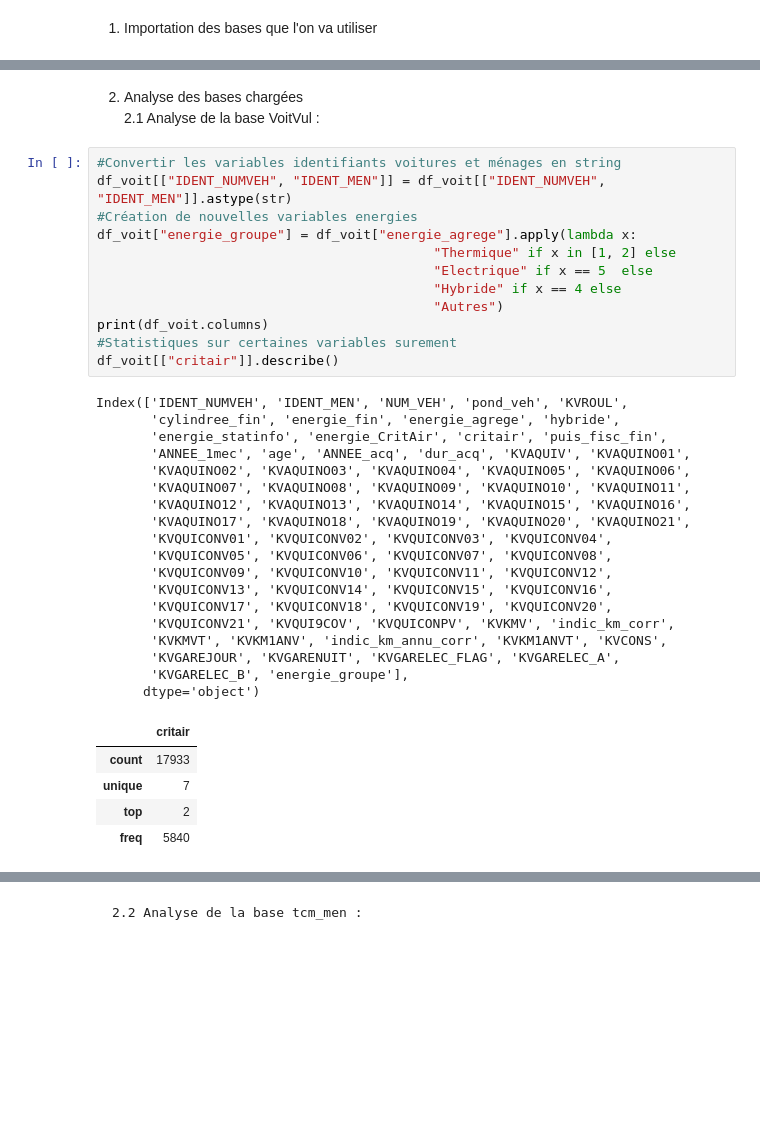
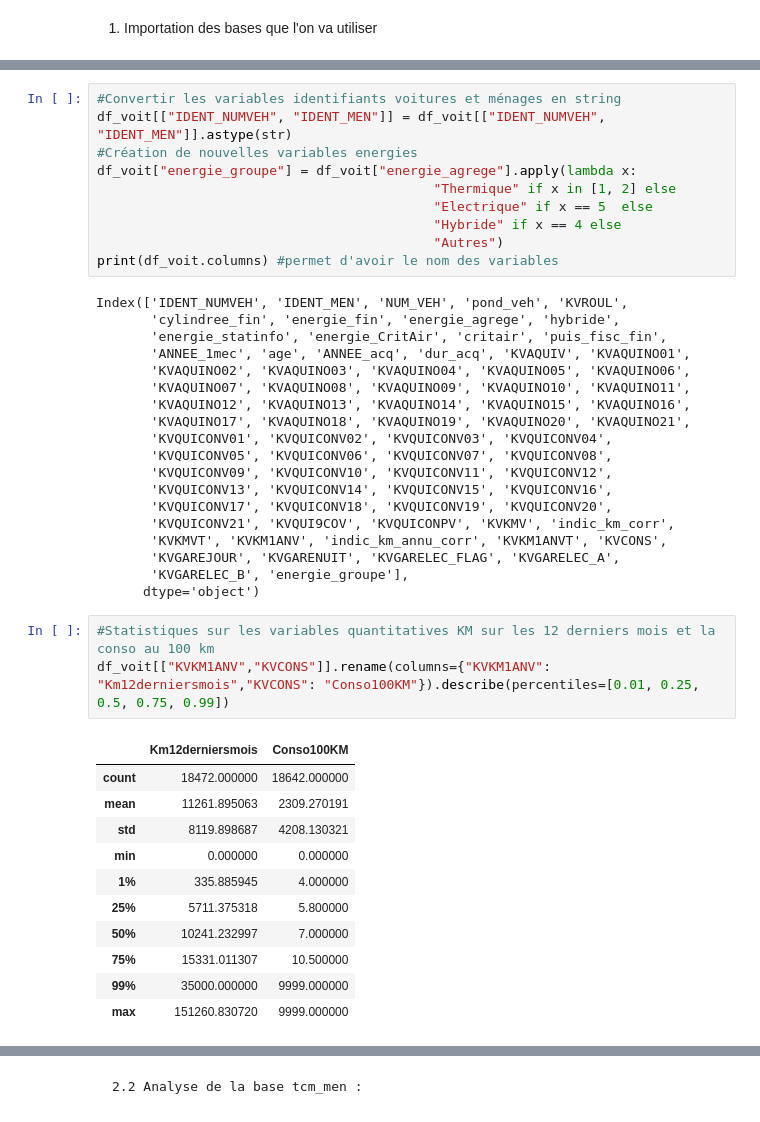
Before and after one commit to HugoMorand/Statapp, a Jupyter notebook: StatDes/StatDes.ipynb, the cells around one changed output, grey strips where cells are left out. Cells and saved outputs as stored; diff of their text form; blank space fills up the shorter version.

```diff
--- a/StatDes/StatDes.ipynb
+++ b/StatDes/StatDes.ipynb
@@ -56,6 +79,3 @@ print(df_voit.head())  # Affiche les 5 premières lignes
-# %% [markdown]
-2. Analyse des bases chargées
-2.1 Analyse de la base VoitVul :
 # %%
 #Convertir les variables identifiants voitures et ménages en string
 df_voit[["IDENT_NUMVEH", "IDENT_MEN"]] = df_voit[["IDENT_NUMVEH", "IDENT_MEN"]].astype(str)
@@ -65,9 +85,7 @@ df_voit["energie_groupe"] = df_voit["energie_agrege"].apply(lambda x:
                                            "Electrique" if x == 5  else
                                            "Hybride" if x == 4 else
                                            "Autres")
-print(df_voit.columns)
-#Statistiques sur certaines variables surement
-df_voit[["critair"]].describe()
+print(df_voit.columns) #permet d'avoir le nom des variables
 # %% [output]
 Index(['IDENT_NUMVEH', 'IDENT_MEN', 'NUM_VEH', 'pond_veh', 'KVROUL',
        'cylindree_fin', 'energie_fin', 'energie_agrege', 'hybride',
@@ -87,8 +105,18 @@ Index(['IDENT_NUMVEH', 'IDENT_MEN', 'NUM_VEH', 'pond_veh', 'KVROUL',
        'KVGAREJOUR', 'KVGARENUIT', 'KVGARELEC_FLAG', 'KVGARELEC_A',
        'KVGARELEC_B', 'energie_groupe'],
       dtype='object')
-|  | critair |
-| count | 17933 |
-| unique | 7 |
-| top | 2 |
-| freq | 5840 |
+# %%
+#Statistiques sur les variables quantitatives KM sur les 12 derniers mois et la conso au 100 km
+df_voit[["KVKM1ANV","KVCONS"]].rename(columns={"KVKM1ANV": "Km12derniersmois","KVCONS": "Conso100KM"}).describe(percentiles=[0.01, 0.25, 0.5, 0.75, 0.99])
+# %% [output]
+|  | Km12derniersmois | Conso100KM |
+| count | 18472.000000 | 18642.000000 |
+| mean | 11261.895063 | 2309.270191 |
+| std | 8119.898687 | 4208.130321 |
+| min | 0.000000 | 0.000000 |
+| 1% | 335.885945 | 4.000000 |
+| 25% | 5711.375318 | 5.800000 |
+| 50% | 10241.232997 | 7.000000 |
+| 75% | 15331.011307 | 10.500000 |
+| 99% | 35000.000000 | 9999.000000 |
+| max | 151260.830720 | 9999.000000 |
```
Also changed, not shown: parts of 6 cells of this notebook.
